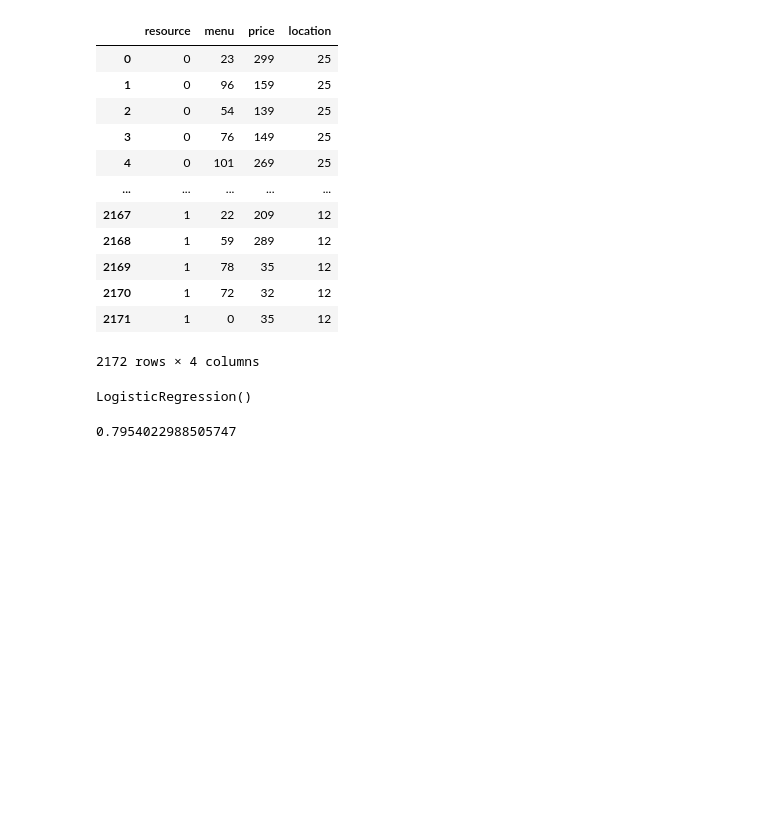
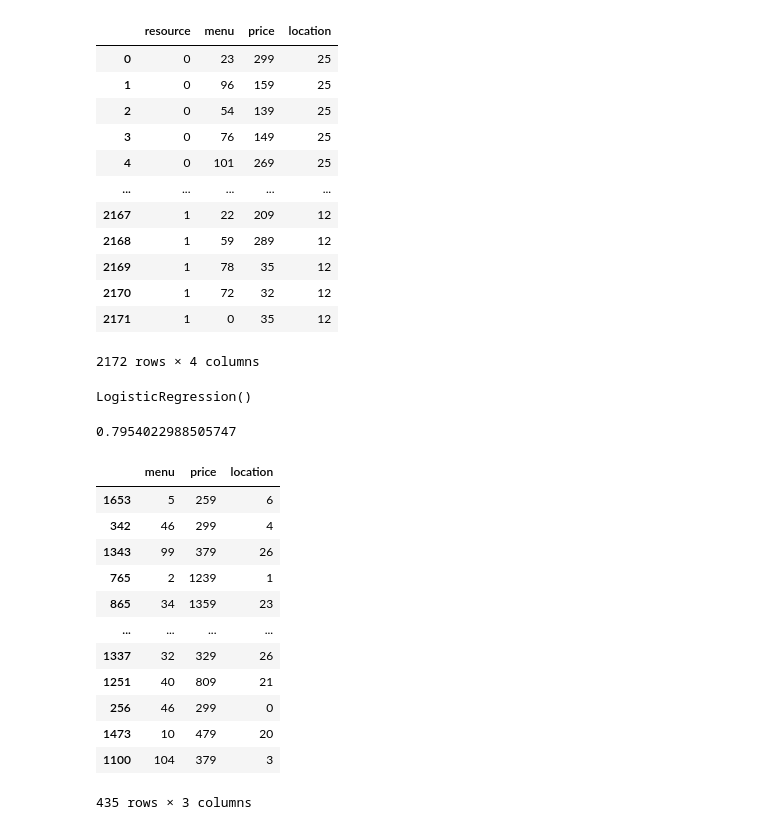
Before and after one commit to jubaer-ad/restaurant_recommendation, a Jupyter notebook: restaurant_recommendation.ipynb, the cells around one changed output. Cells and saved outputs as stored; diff of their text form; code cells hidden in the pictures; blank space fills up the shorter version.

```diff
--- a/restaurant_recommendation.ipynb
+++ b/restaurant_recommendation.ipynb
@@ -90,3 +91,19 @@ lr.score(X_test, y_test)
 pkl_file_name = "restaurant_lr_model.pkl"
 with open(pkl_file_name, 'wb') as file:
   pickle.dump(lr, file)
+# %%
+X_test
+# %% [output]
+|  | menu | price | location |
+| 1653 | 5 | 259 | 6 |
+| 342 | 46 | 299 | 4 |
+| 1343 | 99 | 379 | 26 |
+| 765 | 2 | 1239 | 1 |
+| 865 | 34 | 1359 | 23 |
+| ... | ... | ... | ... |
+| 1337 | 32 | 329 | 26 |
+| 1251 | 40 | 809 | 21 |
+| 256 | 46 | 299 | 0 |
+| 1473 | 10 | 479 | 20 |
+| 1100 | 104 | 379 | 3 |
+435 rows × 3 columns
```
Also changed, not shown: parts of 5 cells of this notebook.
